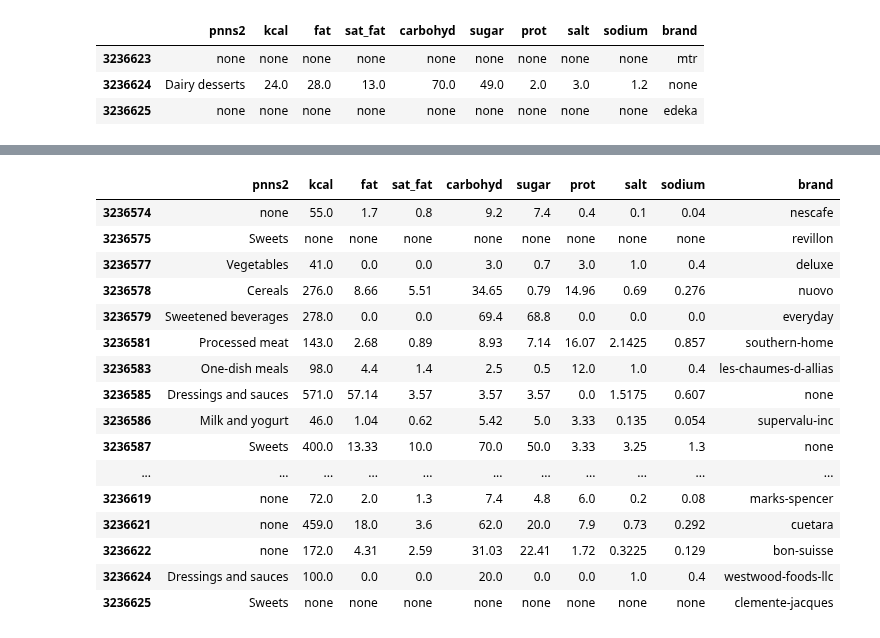
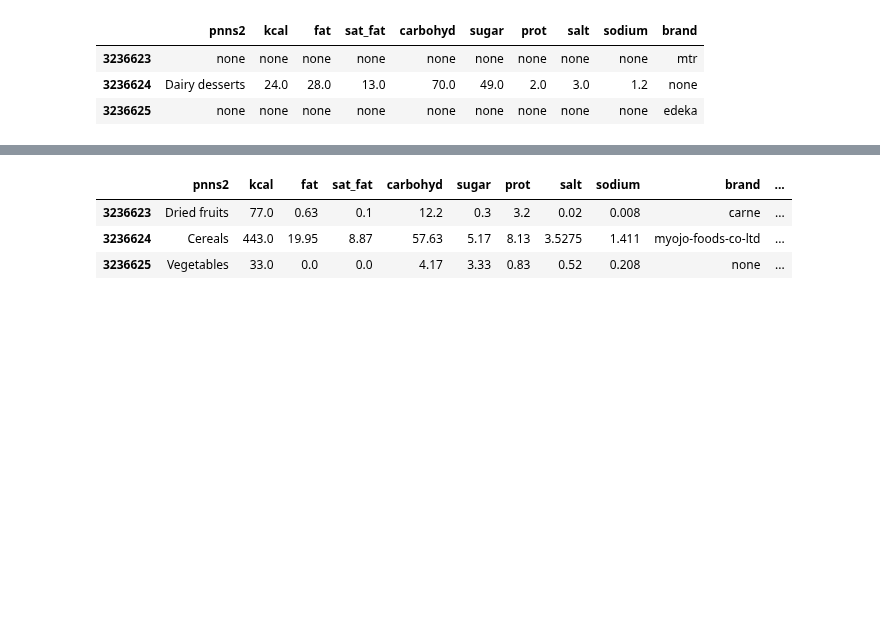
Before and after one commit to CarolusIntelligence/green_ia, a Jupyter notebook: cch/pre_processing_v0.7.ipynb, the cells around one changed output, grey strips where cells are left out. Cells and saved outputs as stored; diff of their text form; code cells hidden in the pictures; blank space fills up the shorter version.

```diff
--- a/cch/pre_processing_v0.7.ipynb
+++ b/cch/pre_processing_v0.7.ipynb
@@ -166,29 +169,15 @@ df.tail(3)
 # %%
 # création colonne vaut 0 si manque aucun ingrédient, 1 si en manque 1 sur une ligne
 col_to_check = ['kcal', 'fat', 'sat_fat', 'carbohyd', 'sugar', 'prot', 'salt', 'sodium']
 mask = df[col_to_check].apply(lambda x: x.eq('none')).any(axis=1)
 df['ingr_miss_val'] = np.where(mask, 1, 0)
 
 # supprime les lignes pour lesquelles pnns2 et ingr_miss_val sont vides ou brand et ingr_miss_val
 df = df[~((df['pnns2'] == 'none') & (df['ingr_miss_val'] == 1) | (df['brand'] == 'none') & (df['ingr_miss_val'] == 1))]
-df= df.drop(columns=['ingr_miss_val'])
 
-df.tail(30)
+df.tail(3)
 # %% [output]
-|  | pnns2 | kcal | fat | sat_fat | carbohyd | sugar | prot | salt | sodium | brand |
-| 3236574 | none | 55.0 | 1.7 | 0.8 | 9.2 | 7.4 | 0.4 | 0.1 | 0.04 | nescafe |
-| 3236575 | Sweets | none | none | none | none | none | none | none | none | revillon |
-| 3236577 | Vegetables | 41.0 | 0.0 | 0.0 | 3.0 | 0.7 | 3.0 | 1.0 | 0.4 | deluxe |
-| 3236578 | Cereals | 276.0 | 8.66 | 5.51 | 34.65 | 0.79 | 14.96 | 0.69 | 0.276 | nuovo |
-| 3236579 | Sweetened beverages | 278.0 | 0.0 | 0.0 | 69.4 | 68.8 | 0.0 | 0.0 | 0.0 | everyday |
-| 3236581 | Processed meat | 143.0 | 2.68 | 0.89 | 8.93 | 7.14 | 16.07 | 2.1425 | 0.857 | southern-home |
-| 3236583 | One-dish meals | 98.0 | 4.4 | 1.4 | 2.5 | 0.5 | 12.0 | 1.0 | 0.4 | les-chaumes-d-allias |
-| 3236585 | Dressings and sauces | 571.0 | 57.14 | 3.57 | 3.57 | 3.57 | 0.0 | 1.5175 | 0.607 | none |
-| 3236586 | Milk and yogurt | 46.0 | 1.04 | 0.62 | 5.42 | 5.0 | 3.33 | 0.135 | 0.054 | supervalu-inc |
-| 3236587 | Sweets | 400.0 | 13.33 | 10.0 | 70.0 | 50.0 | 3.33 | 3.25 | 1.3 | none |
-| ... | ... | ... | ... | ... | ... | ... | ... | ... | ... | ... |
-| 3236619 | none | 72.0 | 2.0 | 1.3 | 7.4 | 4.8 | 6.0 | 0.2 | 0.08 | marks-spencer |
-| 3236621 | none | 459.0 | 18.0 | 3.6 | 62.0 | 20.0 | 7.9 | 0.73 | 0.292 | cuetara |
-| 3236622 | none | 172.0 | 4.31 | 2.59 | 31.03 | 22.41 | 1.72 | 0.3225 | 0.129 | bon-suisse |
-| 3236624 | Dressings and sauces | 100.0 | 0.0 | 0.0 | 20.0 | 0.0 | 0.0 | 1.0 | 0.4 | westwood-foods-llc |
-| 3236625 | Sweets | none | none | none | none | none | none | none | none | clemente-jacques |
+|  | pnns2 | kcal | fat | sat_fat | carbohyd | sugar | prot | salt | sodium | brand | ... |
+| 3236623 | Dried fruits | 77.0 | 0.63 | 0.1 | 12.2 | 0.3 | 3.2 | 0.02 | 0.008 | carne | ... |
+| 3236624 | Cereals | 443.0 | 19.95 | 8.87 | 57.63 | 5.17 | 8.13 | 3.5275 | 1.411 | myojo-foods-co-ltd | ... |
+| 3236625 | Vegetables | 33.0 | 0.0 | 0.0 | 4.17 | 3.33 | 0.83 | 0.52 | 0.208 | none | ... |
```
Also changed, not shown: parts of 4 cells of this notebook.
